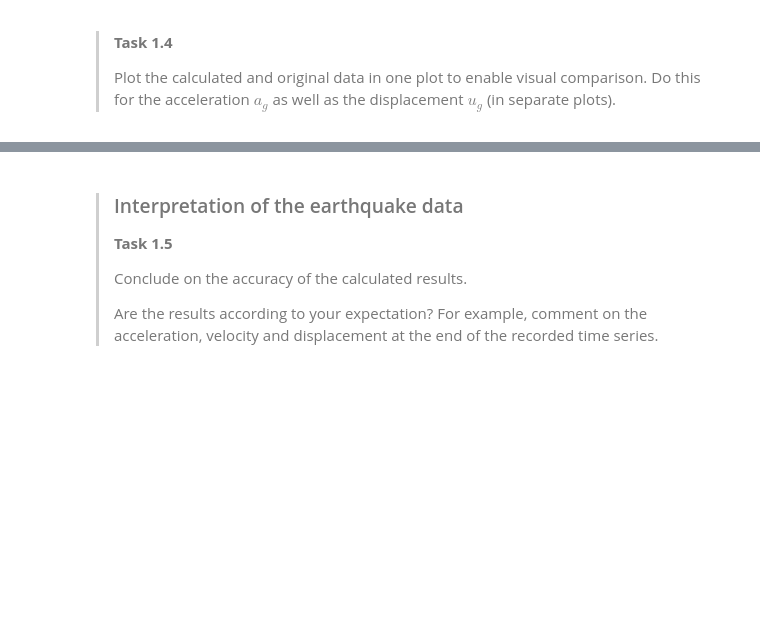
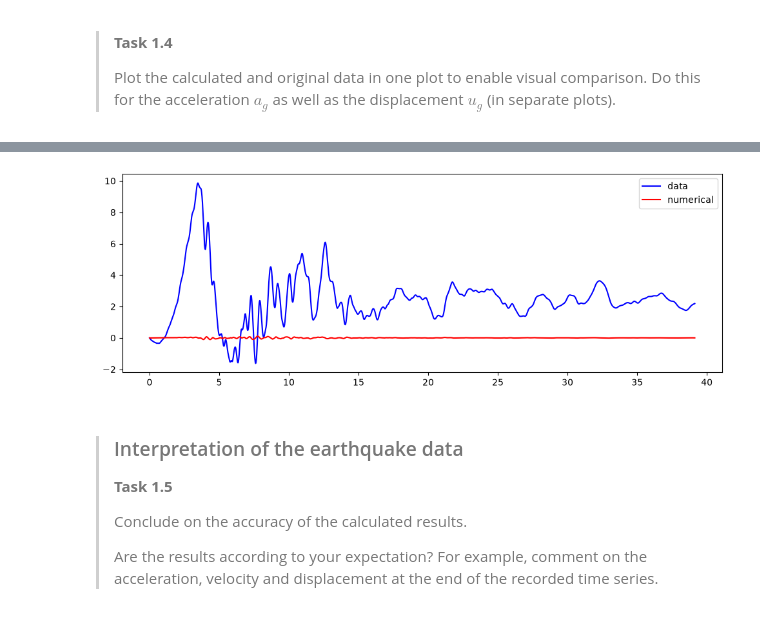
Before and after one commit to candicehabay11/GA1.2, a Jupyter notebook: 1Ddynamics.ipynb, the cells around one changed output, grey strips where cells are left out. Cells and saved outputs as stored; diff of their text form; code cells hidden in the pictures; blank space fills up the shorter version.

```diff
--- a/1Ddynamics.ipynb
+++ b/1Ddynamics.ipynb
@@ -167,3 +161,13 @@ plt.show()
+# %%
+# Plotting ground displacement
+
+plt.figure(figsize=(12, 4))
+plt.plot(t, ug, color="blue", label = "data")
+plt.plot(t, ug_tr, color = "red", label = "numerical")
+plt.legend()
+plt.show()
+# %% [output]
+[figure, added]
 # %% [markdown]
 >### Interpretation of the earthquake data
 >
```
Also changed, not shown: parts of 3 cells of this notebook.
